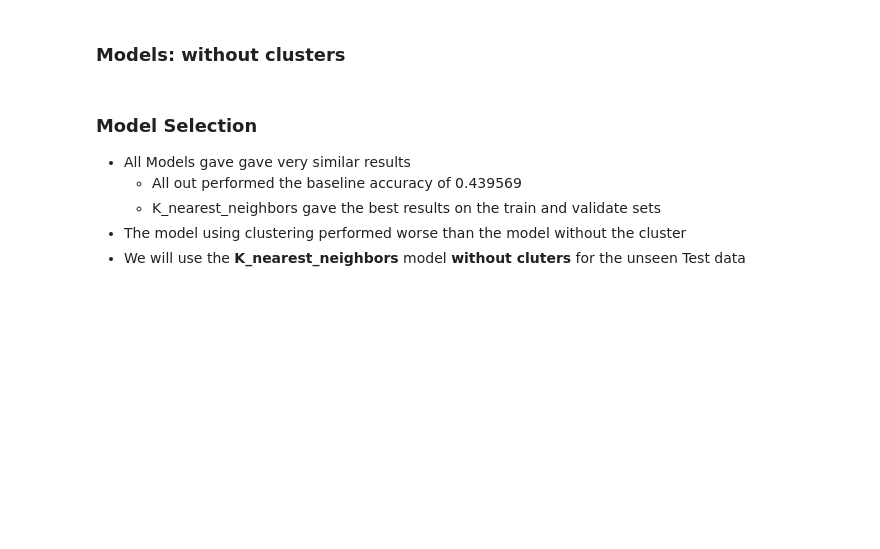
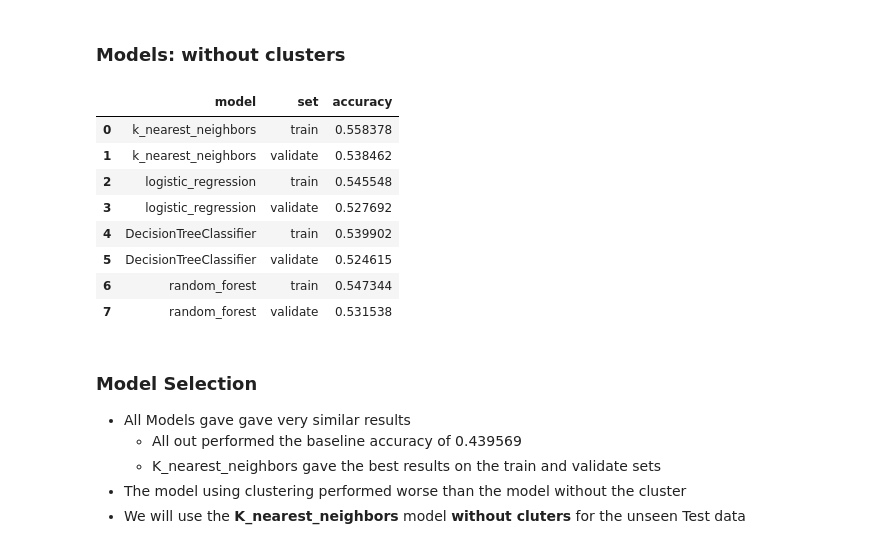
Before and after one commit to Wine-team-scott-and-manuel/wine-project, a Jupyter notebook: final_report .ipynb, the cells around one changed output. Cells and saved outputs as stored; diff of their text form; code cells hidden in the pictures; blank space fills up the shorter version.

```diff
--- a/final_report .ipynb
+++ b/final_report .ipynb
@@ -287,8 +297,18 @@ functions.get_baseline(y_train)
 # %%
 # running 4 models with preped data for modeling, retuning accuracy and recall
 functions.create_models(seed=123)
-results,X_train_scaled, X_test_scaled,y_test=functions.get_models(train, validate, test)
+results,X_train_scaled, X_test_scaled,y_test,y_train=functions.get_models(train, validate, test)
 results
+# %% [output]
+|  | model | set | accuracy |
+| 0 | k_nearest_neighbors | train | 0.558378 |
+| 1 | k_nearest_neighbors | validate | 0.538462 |
+| 2 | logistic_regression | train | 0.545548 |
+| 3 | logistic_regression | validate | 0.527692 |
+| 4 | DecisionTreeClassifier | train | 0.539902 |
+| 5 | DecisionTreeClassifier | validate | 0.524615 |
+| 6 | random_forest | train | 0.547344 |
+| 7 | random_forest | validate | 0.531538 |
 # %% [markdown]
 ### Model Selection
 * All Models gave gave very similar results
```
Also changed, not shown: parts of 7 cells of this notebook, 1 other file.
